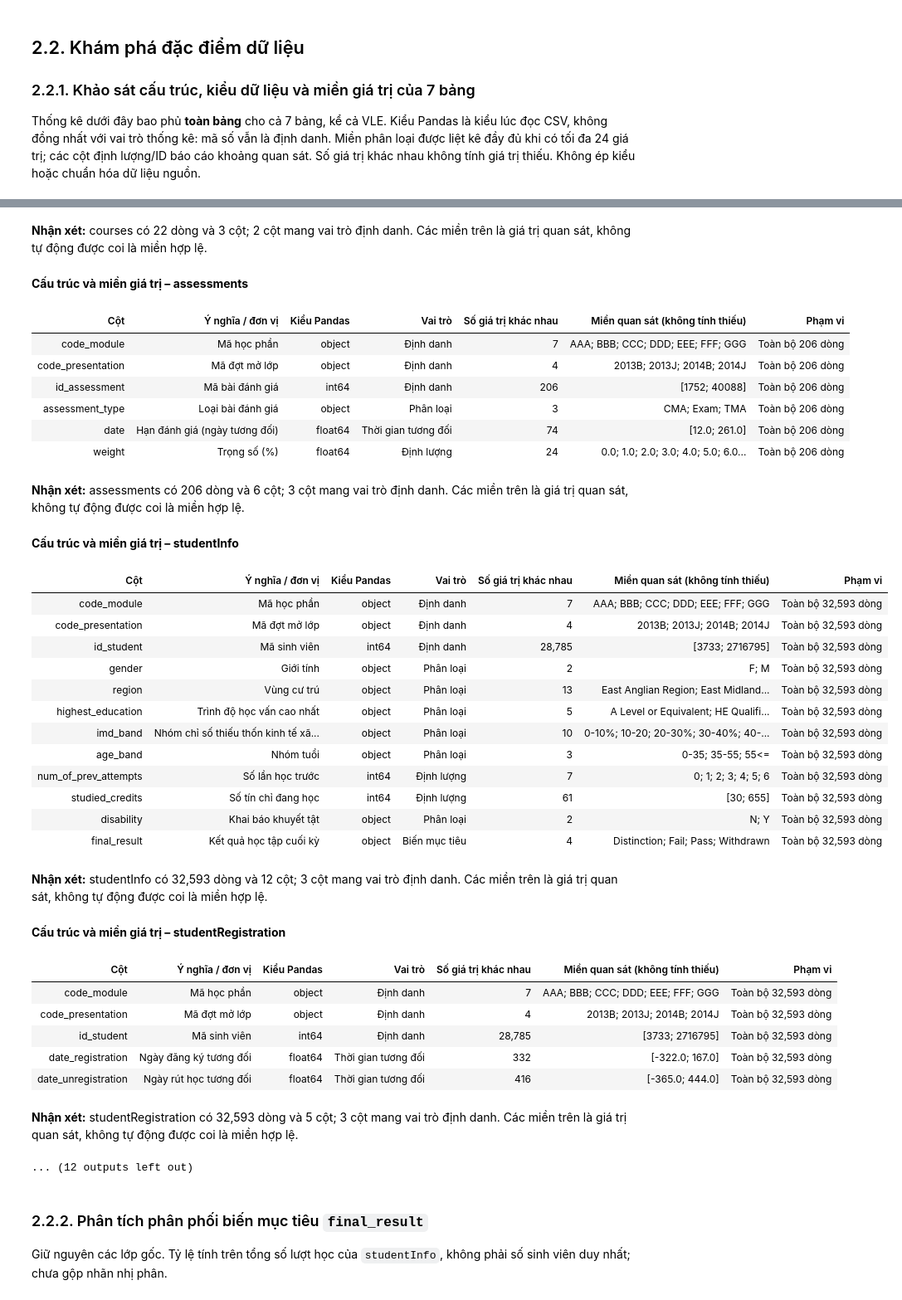
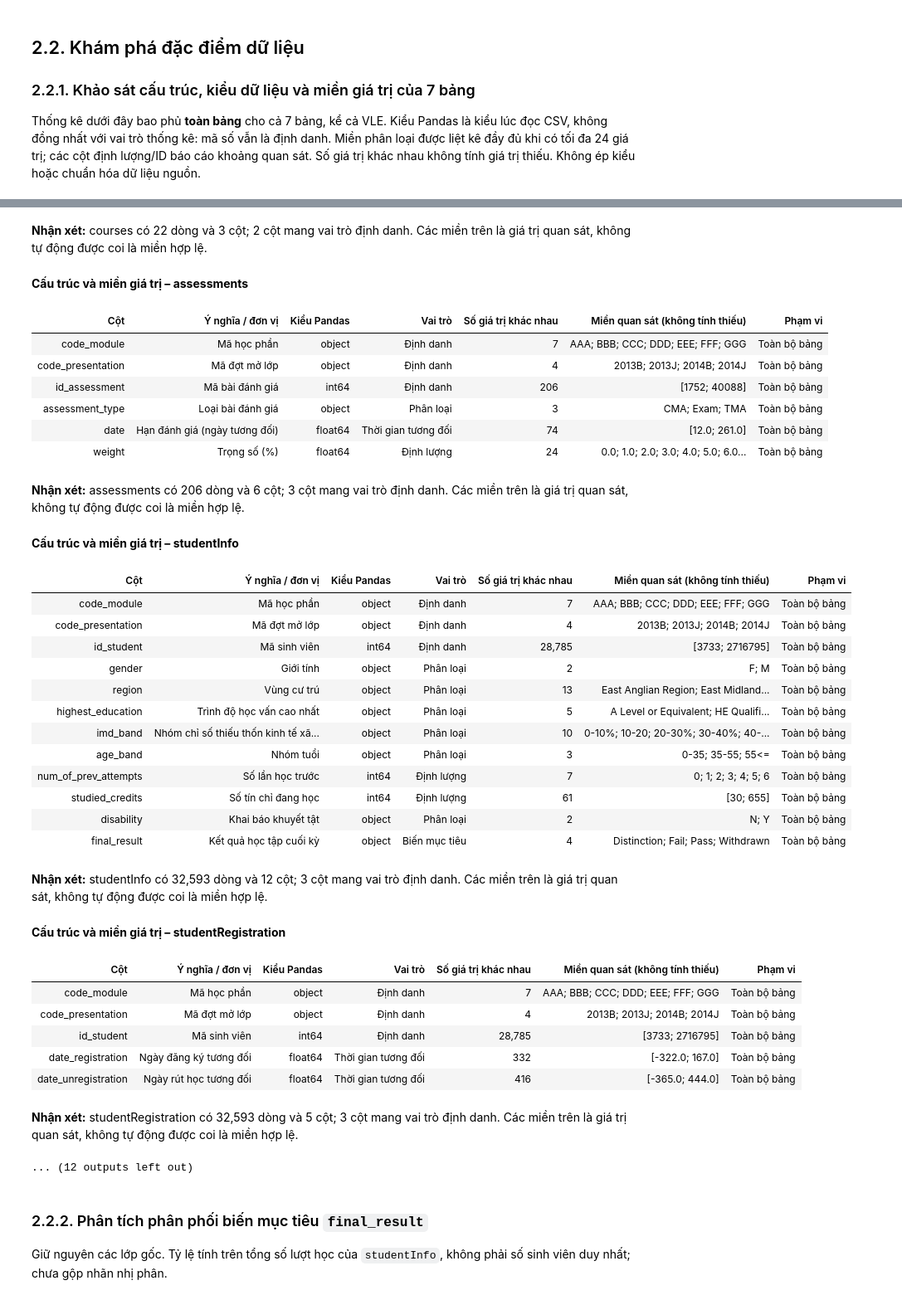
Before and after one commit to thaibinhhl2006/lms-early-warning-system, a Jupyter notebook: oulad_project/preprocess.ipynb, the cells around one changed output, grey strips where cells are left out. Shown at 83% size. Drawn from its saved outputs; the diff is of its cells as text; code cells hidden in the pictures.

```diff
--- a/oulad_project/preprocess.ipynb
+++ b/oulad_project/preprocess.ipynb
@@ -382,11 +380,14 @@ for name in NAMES:
         domain = ('; '.join(str(v) for v in freq.index) if len(freq) <= 24 else
                   f'[{freq.index.min()}; {freq.index.max()}]' if numeric else
                   f'{len(freq):,} giá trị; xem bảng tần suất chuyên mục')
+        observed_rows = int(freq.sum()) + info['missing']
+        scope_text = ('Toàn bộ bảng' if observed_rows == row_counts[name]
+                      else f'{observed_rows:,} dòng được khảo sát')
         attribute_rows.append({'Bảng': name, 'Cột': col,
             'Ý nghĩa / đơn vị': column_meanings.get(col, 'Hạn đánh giá (ngày tương đối)' if name == 'assessments' else 'Ngày tương tác tương đối'),
             'Kiểu Pandas': info['dtype'], 'Vai trò': role,
             'Số giá trị khác nhau': len(freq), 'Miền quan sát (không tính thiếu)': domain,
-            'Phạm vi': f'Toàn bộ {row_counts[name]:,} dòng'})
+            'Phạm vi': scope_text})
         if numeric and col not in identifier_cols and col not in category_cols:
             numeric_cache[name, col] = numeric_summary(freq)
             numeric_rows.append({'Bảng': name, 'Cột': col, **numeric_cache[name, col]})
@@ -409,35 +410,35 @@ comment(f'Mốc ngày nhỏ nhất quan sát được là {date_min:g}. Ngày â
 **Nhận xét:** courses có 22 dòng và 3 cột; 2 cột mang vai trò định danh. Các miền trên là giá trị quan sát, không tự động được coi là miền hợp lệ.
 **Cấu trúc và miền giá trị – assessments**
 | Cột | Ý nghĩa / đơn vị | Kiểu Pandas | Vai trò | Số giá trị khác nhau | Miền quan sát (không tính thiếu) | Phạm vi |
-| code_module | Mã học phần | object | Định danh | 7 | AAA; BBB; CCC; DDD; EEE; FFF; GGG | Toàn bộ 206 dòng |
-| code_presentation | Mã đợt mở lớp | object | Định danh | 4 | 2013B; 2013J; 2014B; 2014J | Toàn bộ 206 dòng |
-| id_assessment | Mã bài đánh giá | int64 | Định danh | 206 | [1752; 40088] | Toàn bộ 206 dòng |
-| assessment_type | Loại bài đánh giá | object | Phân loại | 3 | CMA; Exam; TMA | Toàn bộ 206 dòng |
-| date | Hạn đánh giá (ngày tương đối) | float64 | Thời gian tương đối | 74 | [12.0; 261.0] | Toàn bộ 206 dòng |
-| weight | Trọng số (%) | float64 | Định lượng | 24 | 0.0; 1.0; 2.0; 3.0; 4.0; 5.0; 6.0... | Toàn bộ 206 dòng |
+| code_module | Mã học phần | object | Định danh | 7 | AAA; BBB; CCC; DDD; EEE; FFF; GGG | Toàn bộ bảng |
+| code_presentation | Mã đợt mở lớp | object | Định danh | 4 | 2013B; 2013J; 2014B; 2014J | Toàn bộ bảng |
+| id_assessment | Mã bài đánh giá | int64 | Định danh | 206 | [1752; 40088] | Toàn bộ bảng |
+| assessment_type | Loại bài đánh giá | object | Phân loại | 3 | CMA; Exam; TMA | Toàn bộ bảng |
+| date | Hạn đánh giá (ngày tương đối) | float64 | Thời gian tương đối | 74 | [12.0; 261.0] | Toàn bộ bảng |
+| weight | Trọng số (%) | float64 | Định lượng | 24 | 0.0; 1.0; 2.0; 3.0; 4.0; 5.0; 6.0... | Toàn bộ bảng |
 **Nhận xét:** assessments có 206 dòng và 6 cột; 3 cột mang vai trò định danh. Các miền trên là giá trị quan sát, không tự động được coi là miền hợp lệ.
 **Cấu trúc và miền giá trị – studentInfo**
 | Cột | Ý nghĩa / đơn vị | Kiểu Pandas | Vai trò | Số giá trị khác nhau | Miền quan sát (không tính thiếu) | Phạm vi |
-| code_module | Mã học phần | object | Định danh | 7 | AAA; BBB; CCC; DDD; EEE; FFF; GGG | Toàn bộ 32,593 dòng |
-| code_presentation | Mã đợt mở lớp | object | Định danh | 4 | 2013B; 2013J; 2014B; 2014J | Toàn bộ 32,593 dòng |
-| id_student | Mã sinh viên | int64 | Định danh | 28,785 | [3733; 2716795] | Toàn bộ 32,593 dòng |
-| gender | Giới tính | object | Phân loại | 2 | F; M | Toàn bộ 32,593 dòng |
-| region | Vùng cư trú | object | Phân loại | 13 | East Anglian Region; East Midland... | Toàn bộ 32,593 dòng |
-| highest_education | Trình độ học vấn cao nhất | object | Phân loại | 5 | A Level or Equivalent; HE Qualifi... | Toàn bộ 32,593 dòng |
-| imd_band | Nhóm chỉ số thiếu thốn kinh tế xã... | object | Phân loại | 10 | 0-10%; 10-20; 20-30%; 30-40%; 40-... | Toàn bộ 32,593 dòng |
-| age_band | Nhóm tuổi | object | Phân loại | 3 | 0-35; 35-55; 55<= | Toàn bộ 32,593 dòng |
-| num_of_prev_attempts | Số lần học trước | int64 | Định lượng | 7 | 0; 1; 2; 3; 4; 5; 6 | Toàn bộ 32,593 dòng |
-| studied_credits | Số tín chỉ đang học | int64 | Định lượng | 61 | [30; 655] | Toàn bộ 32,593 dòng |
-| disability | Khai báo khuyết tật | object | Phân loại | 2 | N; Y | Toàn bộ 32,593 dòng |
-| final_result | Kết quả học tập cuối kỳ | object | Biến mục tiêu | 4 | Distinction; Fail; Pass; Withdrawn | Toàn bộ 32,593 dòng |
+| code_module | Mã học phần | object | Định danh | 7 | AAA; BBB; CCC; DDD; EEE; FFF; GGG | Toàn bộ bảng |
+| code_presentation | Mã đợt mở lớp | object | Định danh | 4 | 2013B; 2013J; 2014B; 2014J | Toàn bộ bảng |
+| id_student | Mã sinh viên | int64 | Định danh | 28,785 | [3733; 2716795] | Toàn bộ bảng |
+| gender | Giới tính | object | Phân loại | 2 | F; M | Toàn bộ bảng |
+| region | Vùng cư trú | object | Phân loại | 13 | East Anglian Region; East Midland... | Toàn bộ bảng |
+| highest_education | Trình độ học vấn cao nhất | object | Phân loại | 5 | A Level or Equivalent; HE Qualifi... | Toàn bộ bảng |
+| imd_band | Nhóm chỉ số thiếu thốn kinh tế xã... | object | Phân loại | 10 | 0-10%; 10-20; 20-30%; 30-40%; 40-... | Toàn bộ bảng |
+| age_band | Nhóm tuổi | object | Phân loại | 3 | 0-35; 35-55; 55<= | Toàn bộ bảng |
+| num_of_prev_attempts | Số lần học trước | int64 | Định lượng | 7 | 0; 1; 2; 3; 4; 5; 6 | Toàn bộ bảng |
+| studied_credits | Số tín chỉ đang học | int64 | Định lượng | 61 | [30; 655] | Toàn bộ bảng |
+| disability | Khai báo khuyết tật | object | Phân loại | 2 | N; Y | Toàn bộ bảng |
+| final_result | Kết quả học tập cuối kỳ | object | Biến mục tiêu | 4 | Distinction; Fail; Pass; Withdrawn | Toàn bộ bảng |
 **Nhận xét:** studentInfo có 32,593 dòng và 12 cột; 3 cột mang vai trò định danh. Các miền trên là giá trị quan sát, không tự động được coi là miền hợp lệ.
 **Cấu trúc và miền giá trị – studentRegistration**
 | Cột | Ý nghĩa / đơn vị | Kiểu Pandas | Vai trò | Số giá trị khác nhau | Miền quan sát (không tính thiếu) | Phạm vi |
-| code_module | Mã học phần | object | Định danh | 7 | AAA; BBB; CCC; DDD; EEE; FFF; GGG | Toàn bộ 32,593 dòng |
-| code_presentation | Mã đợt mở lớp | object | Định danh | 4 | 2013B; 2013J; 2014B; 2014J | Toàn bộ 32,593 dòng |
-| id_student | Mã sinh viên | int64 | Định danh | 28,785 | [3733; 2716795] | Toàn bộ 32,593 dòng |
-| date_registration | Ngày đăng ký tương đối | float64 | Thời gian tương đối | 332 | [-322.0; 167.0] | Toàn bộ 32,593 dòng |
-| date_unregistration | Ngày rút học tương đối | float64 | Thời gian tương đối | 416 | [-365.0; 444.0] | Toàn bộ 32,593 dòng |
+| code_module | Mã học phần | object | Định danh | 7 | AAA; BBB; CCC; DDD; EEE; FFF; GGG | Toàn bộ bảng |
+| code_presentation | Mã đợt mở lớp | object | Định danh | 4 | 2013B; 2013J; 2014B; 2014J | Toàn bộ bảng |
+| id_student | Mã sinh viên | int64 | Định danh | 28,785 | [3733; 2716795] | Toàn bộ bảng |
+| date_registration | Ngày đăng ký tương đối | float64 | Thời gian tương đối | 332 | [-322.0; 167.0] | Toàn bộ bảng |
+| date_unregistration | Ngày rút học tương đối | float64 | Thời gian tương đối | 416 | [-365.0; 444.0] | Toàn bộ bảng |
 **Nhận xét:** studentRegistration có 32,593 dòng và 5 cột; 3 cột mang vai trò định danh. Các miền trên là giá trị quan sát, không tự động được coi là miền hợp lệ.
 ... (12 outputs left out)
 # %% [markdown]
```
Also changed, not shown: parts of 10 cells of this notebook, 15 other files.
